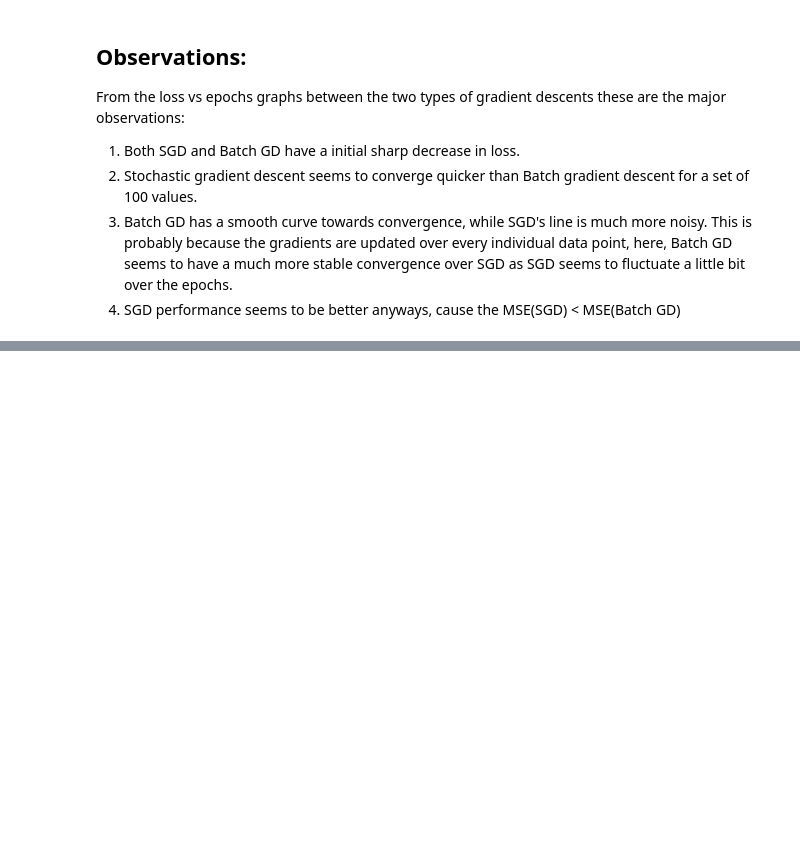
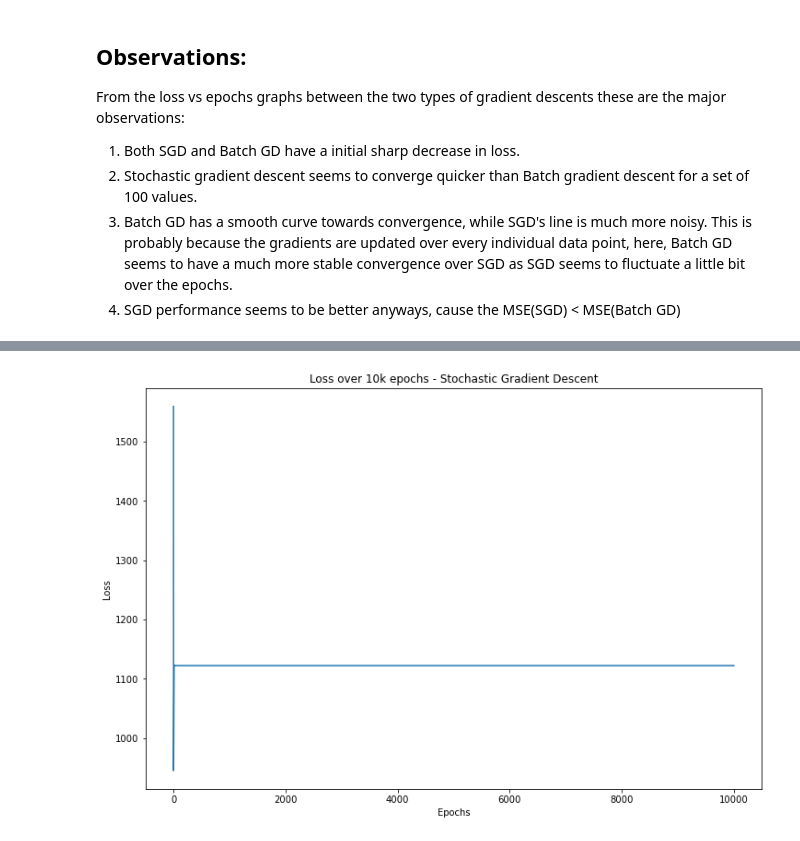
Before and after one commit to vishprivenkat/backpropagating-bananas, a Jupyter notebook: Gradient Descent /gradient_descent_from_scratch.ipynb, the cells around one changed output, grey strips where cells are left out. Cells and saved outputs as stored; diff of their text form; code cells hidden in the pictures; blank space fills up the shorter version.

```diff
--- a/Gradient Descent /gradient_descent_from_scratch.ipynb
+++ b/Gradient Descent /gradient_descent_from_scratch.ipynb
@@ -110,0 +195,9 @@ What do we gotta do?
+# %%
+plt.figure(figsize=(12, 8))
+plt.plot(loss_2_1)
+plt.xlabel('Epochs')
+plt.ylabel('Loss')
+plt.title('Loss over 10k epochs - Stochastic Gradient Descent')
+plt.show()
+# %% [output]
+[figure, added]
```
Also changed, not shown: parts of 15 cells of this notebook.
